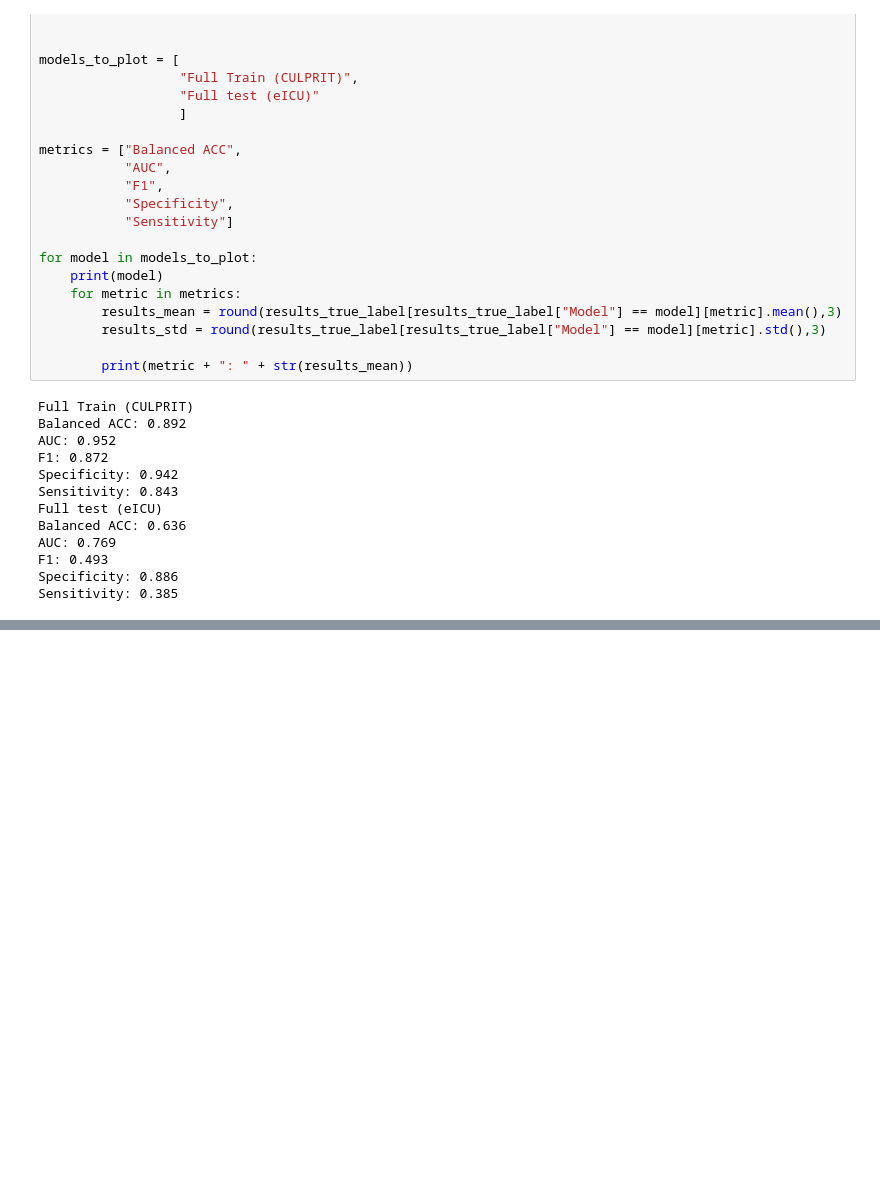
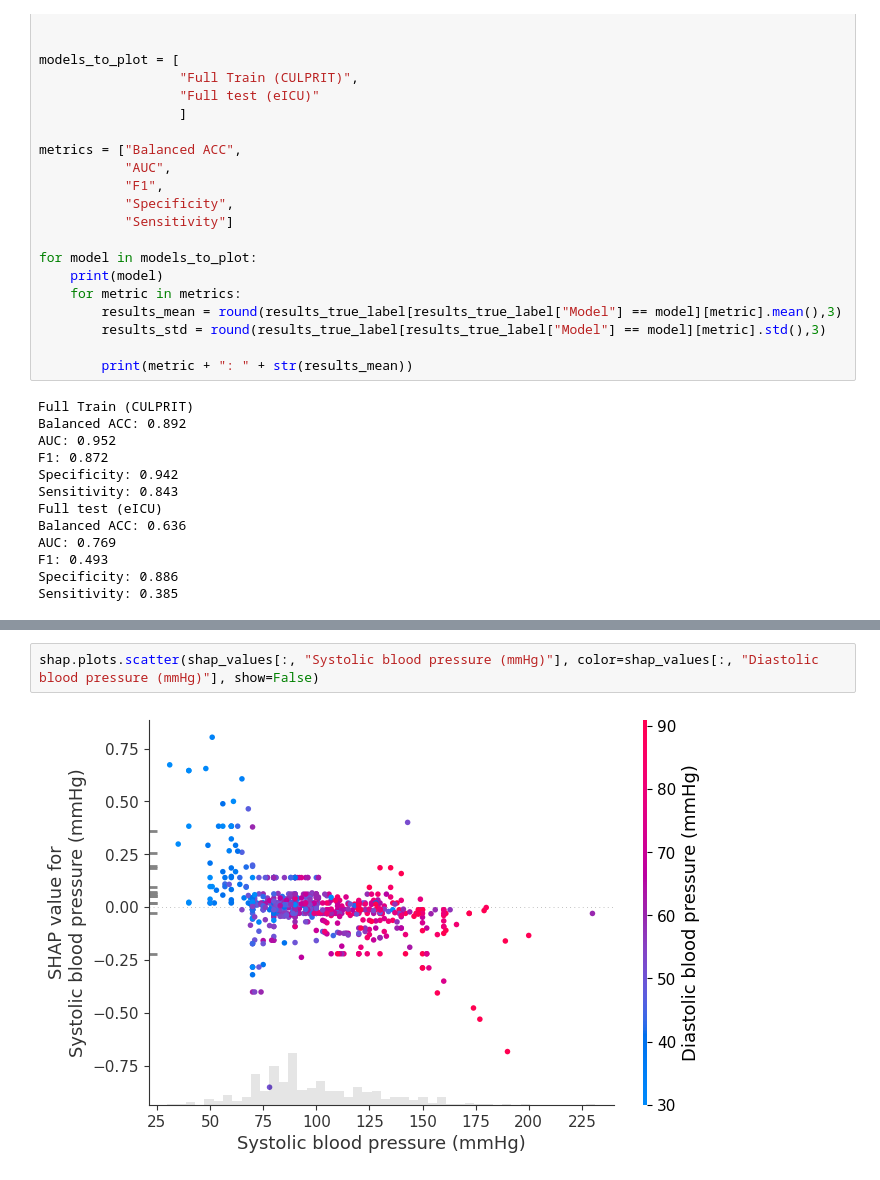
Before and after one commit to N-Nieto/MACRO_experiments, a Jupyter notebook: code/plot_figure_paper_review_1.ipynb, the cells around one changed output, grey strips where cells are left out. Drawn from its saved outputs; the diff is of its cells as text; blank space fills up the shorter version.

```diff
--- a/code/plot_figure_paper_review_1.ipynb
+++ b/code/plot_figure_paper_review_1.ipynb
@@ -557,0 +669,4 @@ Sensitivity: 0.385
+# %%
+shap.plots.scatter(shap_values[:, "Systolic blood pressure (mmHg)"], color=shap_values[:, "Diastolic blood pressure (mmHg)"], show=False)
+# %% [output]
+[figure, added]
```
Also changed, not shown: parts of 19 cells of this notebook, 6 other files.
